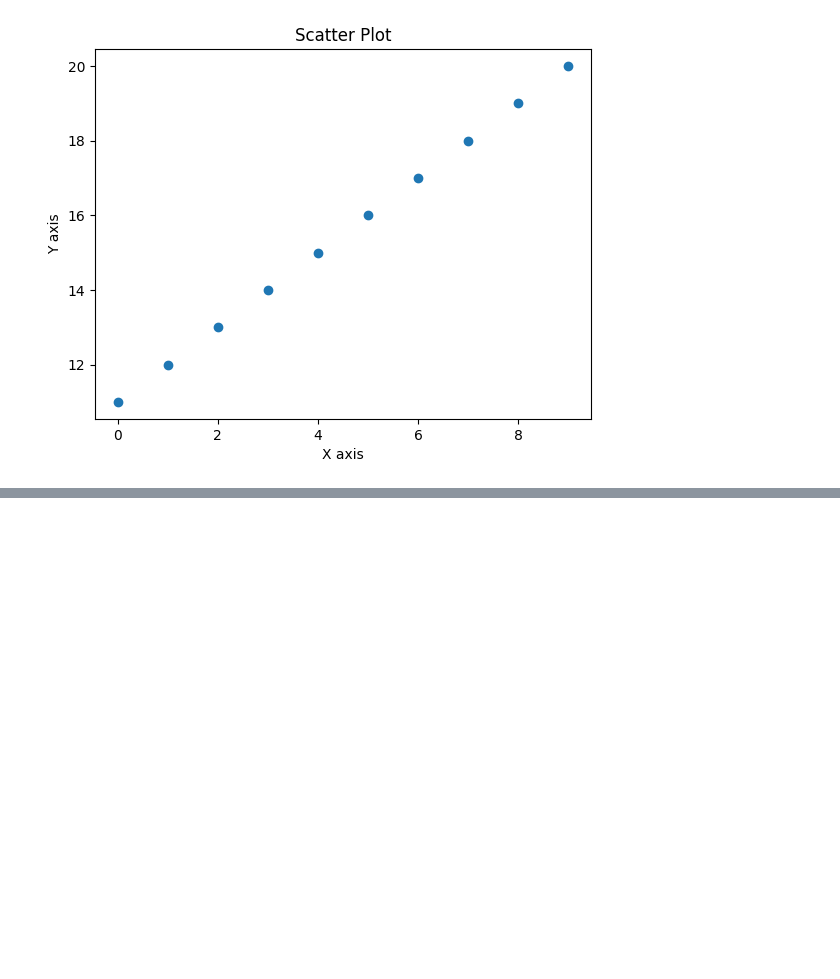
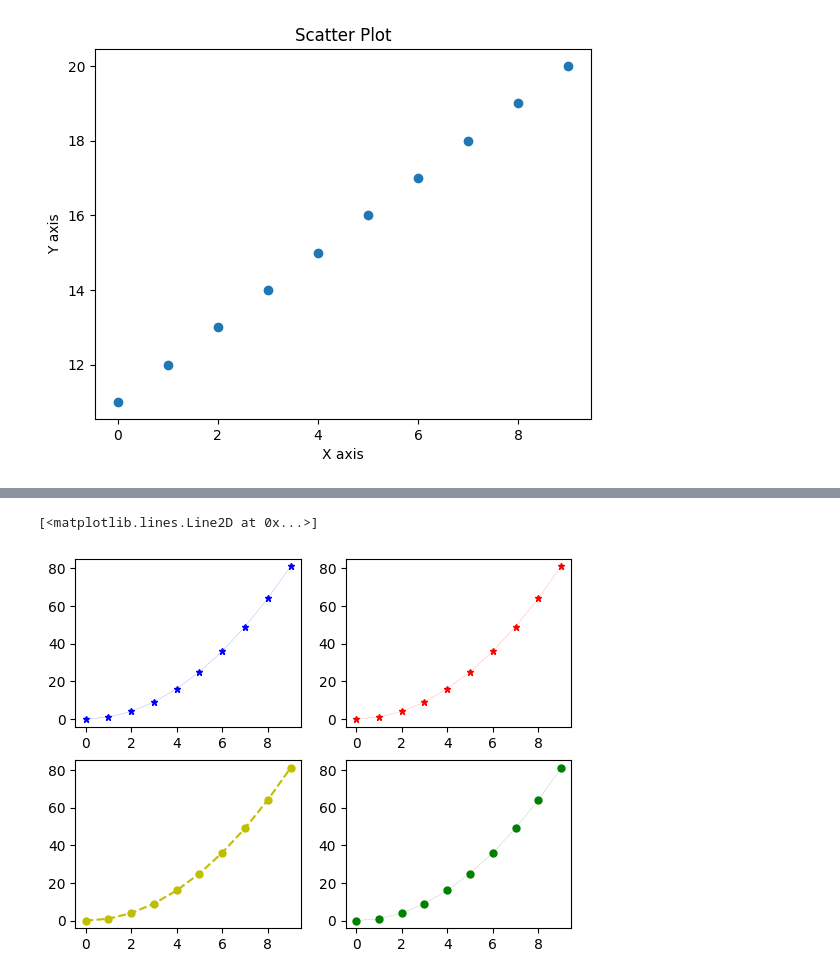
Before and after one commit to Shourov629/Exercise, a Jupyter notebook: Matplotlib/Matplotlib_exercise_1.ipynb, the cells around one changed output, grey strips where cells are left out. Cells and saved outputs as stored; diff of their text form; code cells hidden in the pictures; blank space fills up the shorter version.

```diff
--- a/Matplotlib/Matplotlib_exercise_1.ipynb
+++ b/Matplotlib/Matplotlib_exercise_1.ipynb
@@ -16,0 +39,12 @@ plt.show()
+# %%
+plt.subplot(2,2,1)
+plt.plot(x,y,'b*', linestyle='solid', linewidth=.1, markersize=5)
+plt.subplot(2,2,2)
+plt.plot(x,y,'r*-', linewidth=.1, markersize=5)
+plt.subplot(2,2,3)
+plt.plot(x,y,'yo--',markersize=5)
+plt.subplot(2,2,4)
+plt.plot(x,y,'go-',linewidth=.1, markersize=5)
+# %% [output]
+[<matplotlib.lines.Line2D at 0x...>]
+[figure, added]
```
Also changed, not shown: parts of 15 cells of this notebook.
